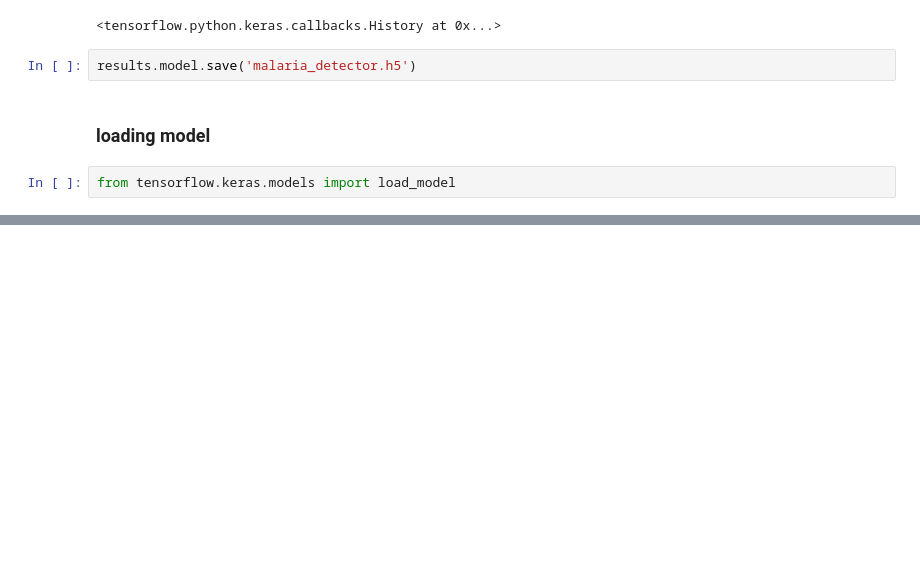
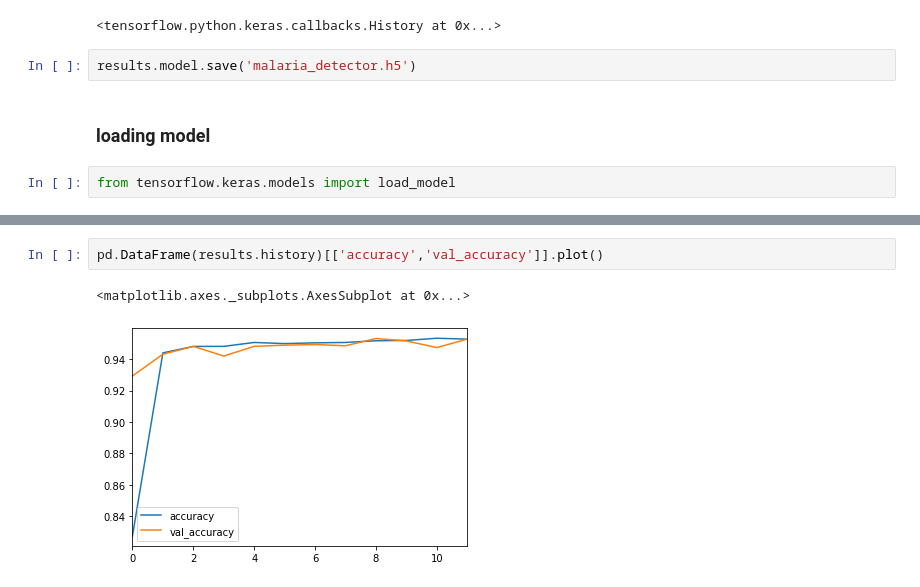
Before and after one commit to kmoh19/DataSCi, a Jupyter notebook: DeepLearn/Keras Image Loader.ipynb, the cells around one changed output, grey strips where cells are left out. Cells and saved outputs as stored; diff of their text form; blank space fills up the shorter version.

```diff
--- a/DeepLearn/Keras Image Loader.ipynb
+++ b/DeepLearn/Keras Image Loader.ipynb
@@ -310,0 +332,5 @@ model.evaluate_generator(test_image_gen)
+# %%
+pd.DataFrame(results.history)[['accuracy','val_accuracy']].plot()
+# %% [output]
+<matplotlib.axes._subplots.AxesSubplot at 0x...>
+[figure, added]
```
Also changed, not shown: parts of 5 cells of this notebook.
